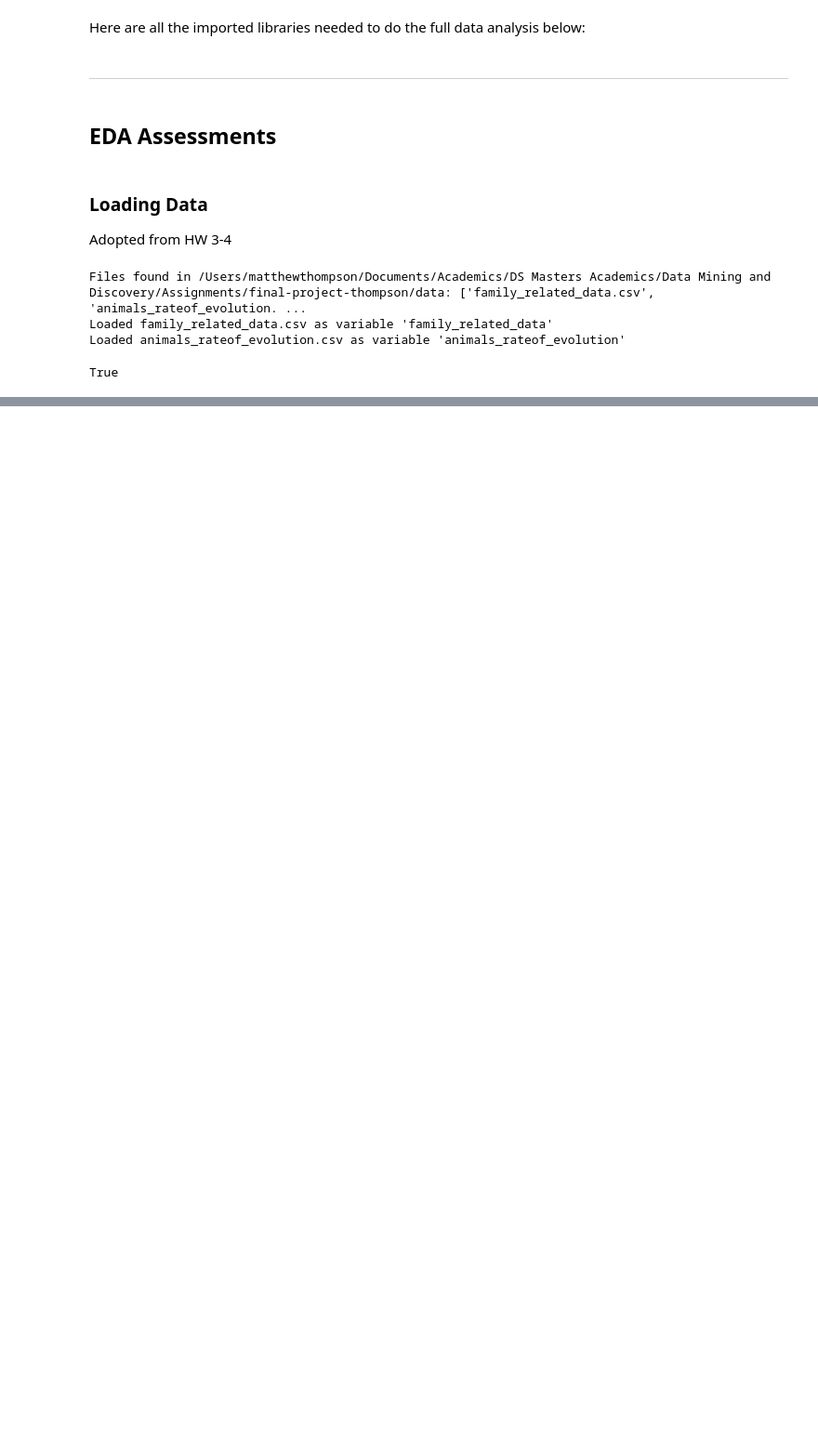
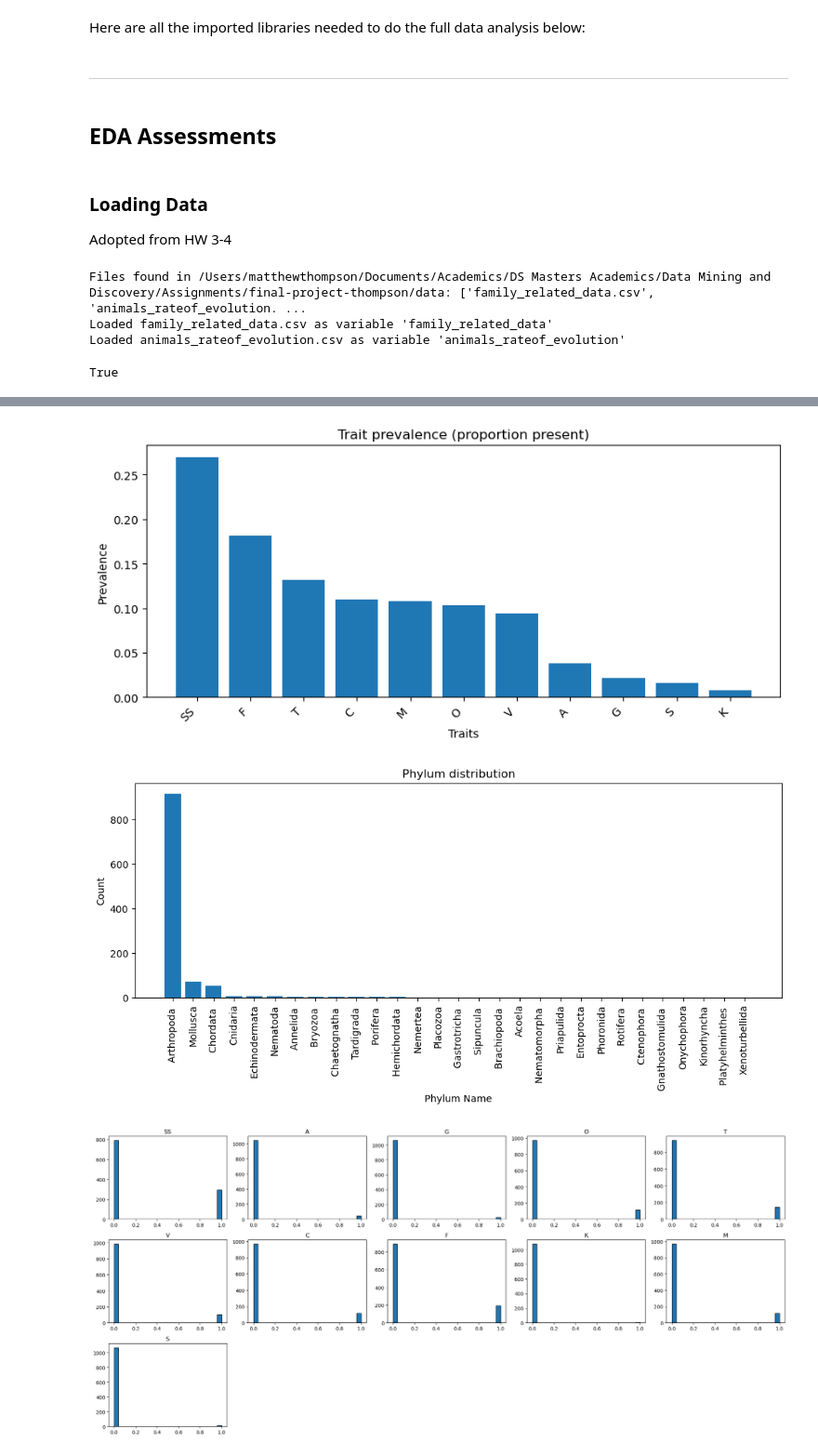
Before and after one commit to INFO-523-SU25/final-project-thompson, a Jupyter notebook: full_dataanalysis.ipynb, the cells around one changed output, grey strips where cells are left out. Shown at 93% size. Drawn from its saved outputs; the diff is of its cells as text; code cells hidden in the pictures; blank space fills up the shorter version.

```diff
--- a/full_dataanalysis.ipynb
+++ b/full_dataanalysis.ipynb
@@ -73,0 +276,17 @@ evolution_df = animals_rateof_evolution
+# %%
+# correlations (absolute) among numeric
+if not numeric_df.empty:
+    corr = numeric_df.corr().abs()
+    print("\nCorrelation matrix (|r|):\n", corr)
+
+    # print per-column correlations ≥ 0.10
+    print("\nCorrelations (|r| ≥ 0.10):")
+    for col in corr.columns:
+        s = corr[col].drop(labels=[col])
+        s = s[s >= 0.10].sort_values(ascending=False)
+        if s.empty:
+            print(f"{col}: none ≥ 0.10")
+        else:
+            print(f"\n{col}:\n{s}")
+else:
+    print("\nNo numeric columns for correlation analysis.")
@@ -73,0 +313,47 @@ evolution_df = animals_rateof_evolution
+# %%
+# plots – trait prevalence, phylum distribution, histograms (binary will show as 0/1 counts)
+
+# 1) prevalence of binary traits
+if traits_present:
+    prev = df1[traits_present].mean().sort_values(ascending=False)
+    plt.figure(figsize=(10,4))
+    plt.bar(prev.index, prev.values)
+    plt.title("Trait prevalence (proportion present)")
+    plt.ylabel("Prevalence")
+    plt.xlabel("Traits")
+    plt.xticks(rotation=45, ha='right')
+    plt.show()
+
+# 2) phylum distribution
+if target_col:
+    counts = df1[target_col].value_counts()
+    plt.figure(figsize=(12,4))
+    plt.bar(counts.index, counts.values)
+    plt.title(f"{target_col} distribution")
+    plt.ylabel("Count")
+    plt.xlabel("Phylum Name")
+    plt.xticks(rotation=90)
+    plt.show()
+
+# 3) histograms for numeric (binary will appear as spikes at 0/1)
+num_cols_list = list(numeric_df.columns)
+if num_cols_list:
+    n = len(num_cols_list)
+    ncols = min(5, n)
+    nrows = (n + ncols - 1) // ncols
+    fig, axes = plt.subplots(nrows=nrows, ncols=ncols, figsize=(4*ncols, 3*nrows))
+    axes = np.array(axes).reshape(-1) if isinstance(axes, np.ndarray) else [axes]
+    for i, col in enumerate(num_cols_list):
+        ax = axes[i]
+        ax.hist(df1[col].dropna(), bins=25, edgecolor="black")
+        ax.set_title(col)
+    for ax in axes[n:]:
+        ax.axis('off')
+    plt.tight_layout()
+    plt.show()
+else:
+    print("\nNo numeric columns to plot.")
+# %% [output]
+[figure, added]
+[figure, added]
+[figure, added]
```
Also changed, not shown: parts of 21 cells of this notebook.
